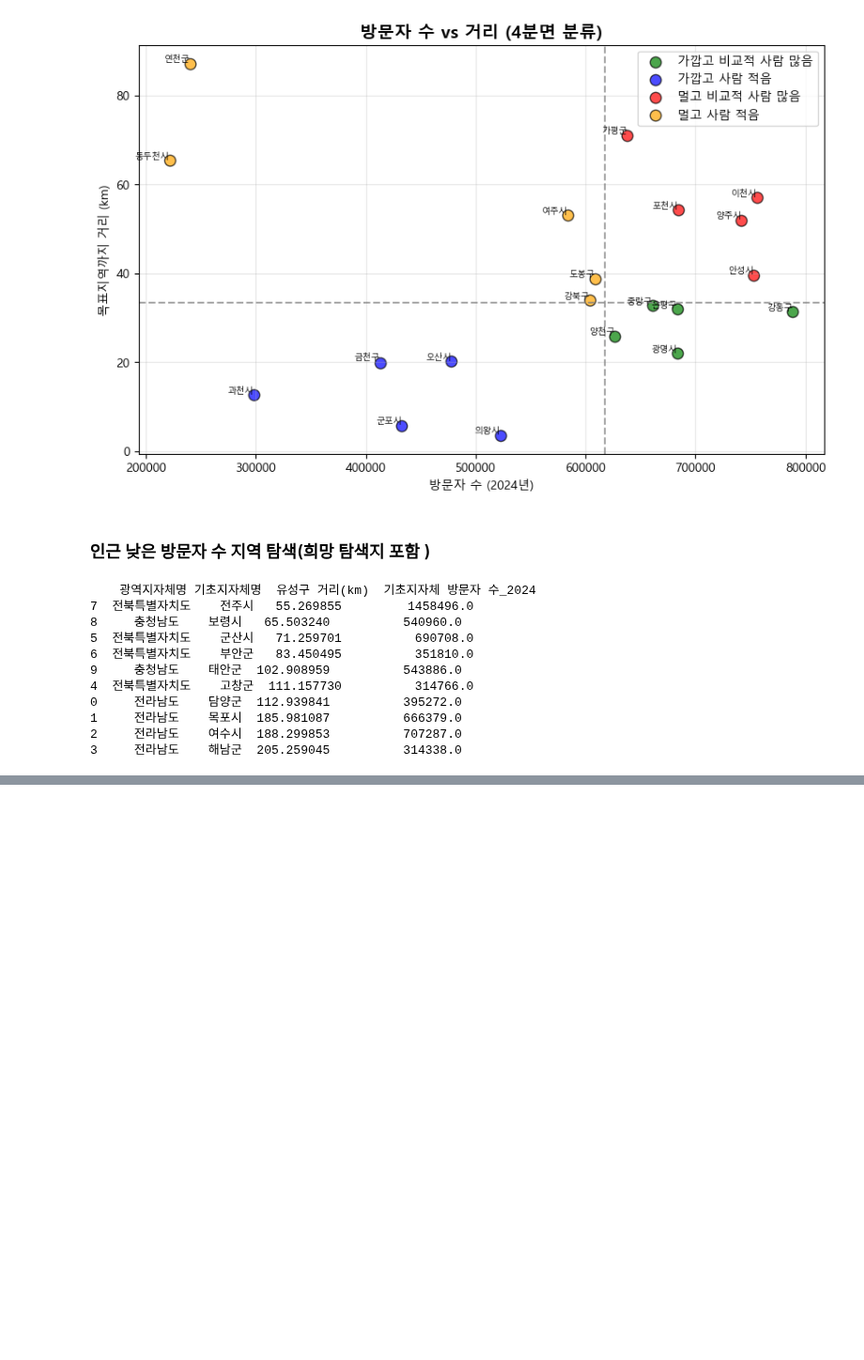
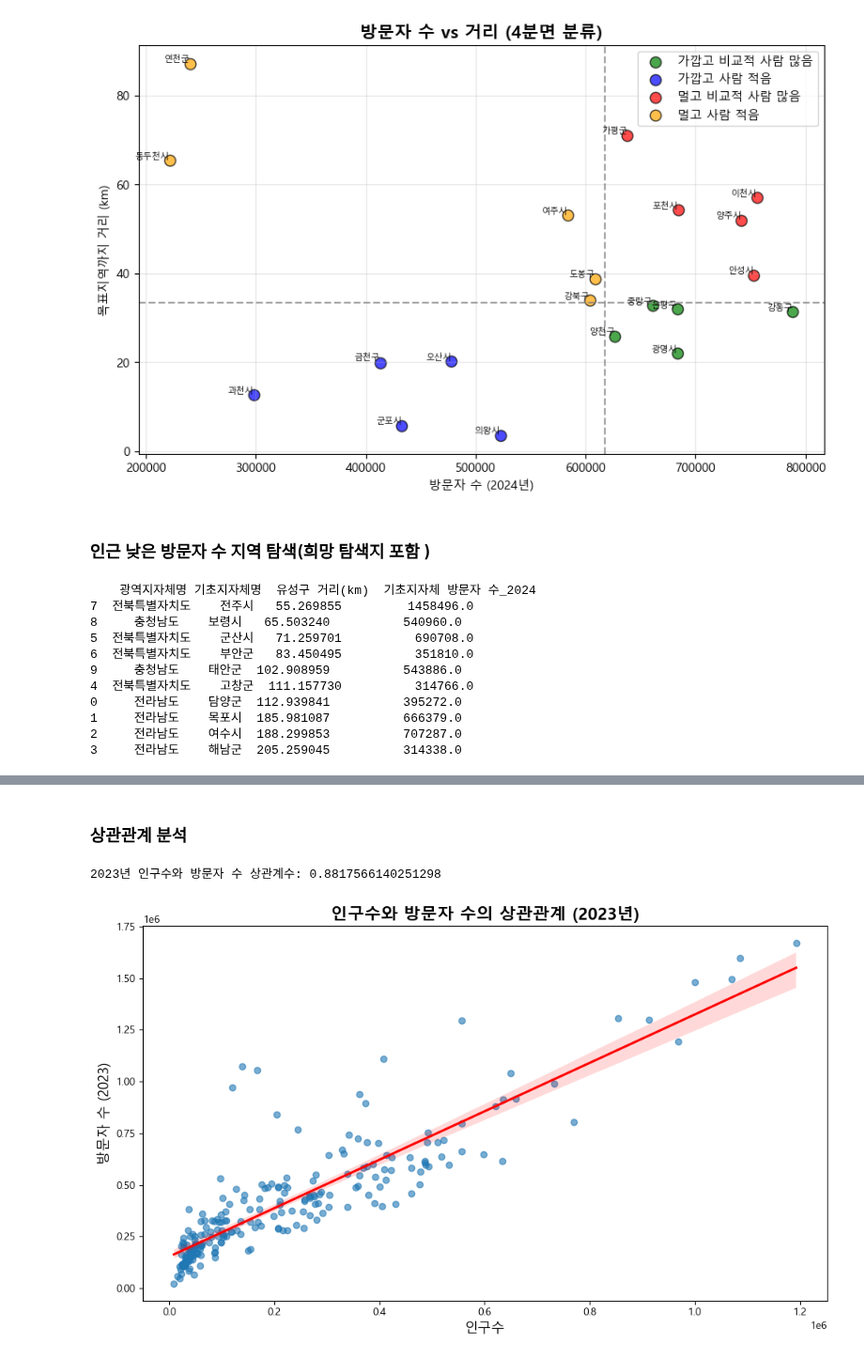
Before and after one commit to KSS095/TIL, a Jupyter notebook: 99_pjt/04_05-project/04_pjt.ipynb, the cells around one changed output, grey strips where cells are left out. Shown at 94% size. Cells and saved outputs as stored; diff of their text form; code cells hidden in the pictures; blank space fills up the shorter version.

```diff
--- a/99_pjt/04_05-project/04_pjt.ipynb
+++ b/99_pjt/04_05-project/04_pjt.ipynb
@@ -878,0 +949,12 @@ print(df_fav[["광역지자체명", "기초지자체명", "유성구 거리(km)"
+# %%
+# 인구수 컬럼을 숫자로 변환 (콤마 제거 후 float로)
+df_real_final["인구수"] = (
+    df_real_final["인구수"]
+    .astype(str)             # 혹시 숫자 아닌 값이 섞여 있을 수 있으니 문자열로 변환
+    .str.replace(",", "")    # 천 단위 구분기호 제거
+    .astype(float)           # float 형으로 변환
+)
+
+# 확인
+print(df_real_final["인구수"].head())
+print(df_real_final["인구수"].dtype)
@@ -878,0 +969,34 @@ print(df_fav[["광역지자체명", "기초지자체명", "유성구 거리(km)"
+# %% [markdown]
+### 상관관계 분석
+# %%
+# 인구수와 방문자 수 상관관계
+
+plt.rc("font", family="Malgun Gothic")  # 한글 폰트 적용
+plt.rc("axes", unicode_minus=False)
+
+# -----------------------------
+# 1. 상관관계 계산
+# -----------------------------
+corr_value = df_real_final["인구수"].corr(df_real_final["기초지자체 방문자 수_2023"])
+print("2023년 인구수와 방문자 수 상관계수:", corr_value)
+
+# -----------------------------
+# 2. 시각화 (산점도 + 회귀선)
+# -----------------------------
+plt.figure(figsize=(10,6))
+sns.regplot(
+    x="인구수",
+    y="기초지자체 방문자 수_2023",
+    data=df_real_final,
+    scatter_kws={"alpha":0.6},
+    line_kws={"color":"red"}
+)
+
+plt.title("인구수와 방문자 수의 상관관계 (2023년)", fontsize=16, weight="bold")
+plt.xlabel("인구수", fontsize=13)
+plt.ylabel("방문자 수 (2023)", fontsize=13)
+plt.tight_layout()
+plt.show()
+# %% [output]
+2023년 인구수와 방문자 수 상관계수: 0.8817566140251298
+[figure, added]
```
Also changed, not shown: parts of 10 cells of this notebook, 10 other files.
